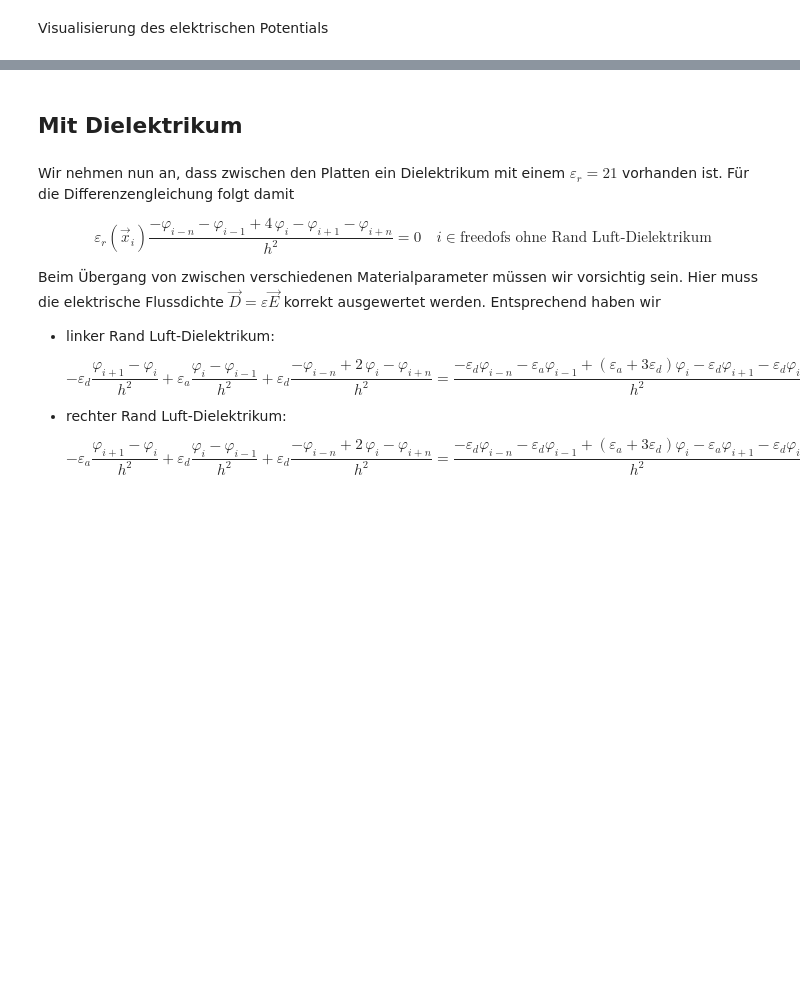
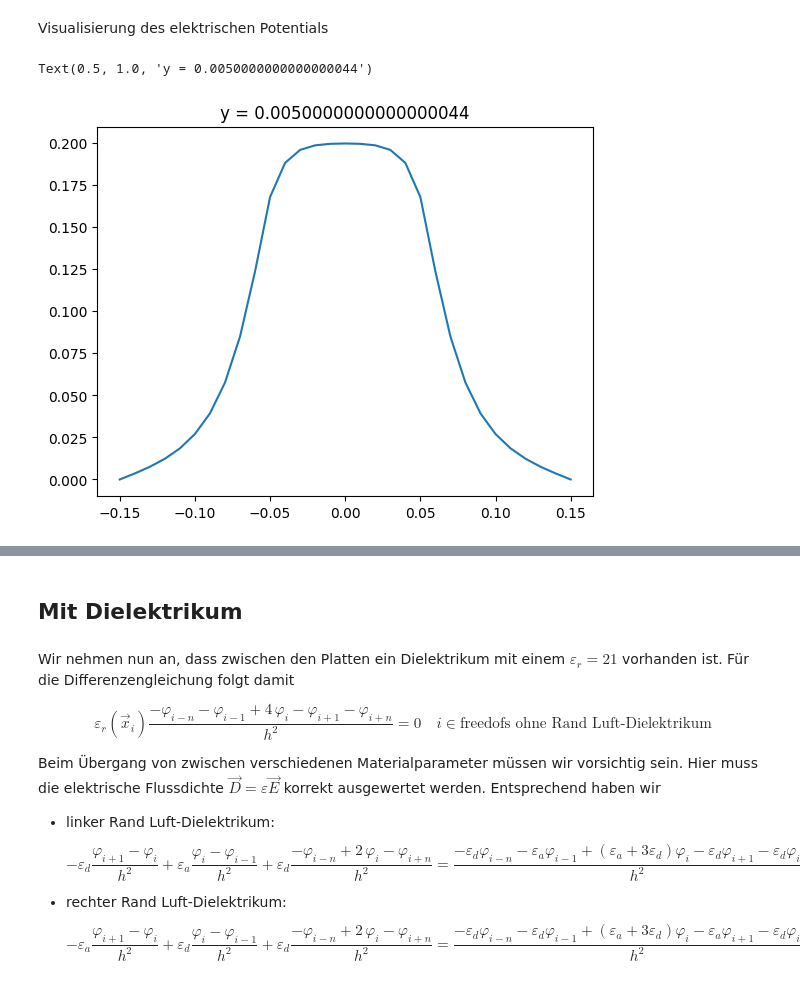
Before and after one commit to BieriCyril/ZHAW_STt_NUM1, a Jupyter notebook: NUM1_Praktikum_W4.ipynb, the cells around one changed output, grey strips where cells are left out. Saved outputs shown, nothing was run; the diff lists cells and outputs as text; code cells hidden in the pictures; blank space fills up the shorter version.

```diff
--- a/NUM1_Praktikum_W4.ipynb
+++ b/NUM1_Praktikum_W4.ipynb
@@ -367,6 +371,9 @@ C_FDM/C_ana-1, C2_FDM/C_ana-1
 # %% [markdown]
 Visualisierung des elektrischen Potentials
 # %%
-plt.plot(xi,Phi[domshape[0]//2,:])
-plt.title('y = '+str(yi[domshape[0]//2]))
+plt.plot(xi,phi[Xi.shape[0]//2,:])
+plt.title('y = '+str(yi[Xi.shape[0]//2]))
+# %% [output]
+Text(0.5, 1.0, 'y = 0.0050000000000000044')
+[figure, added]
 # %%
```
Also changed, not shown: parts of 18 cells of this notebook.
